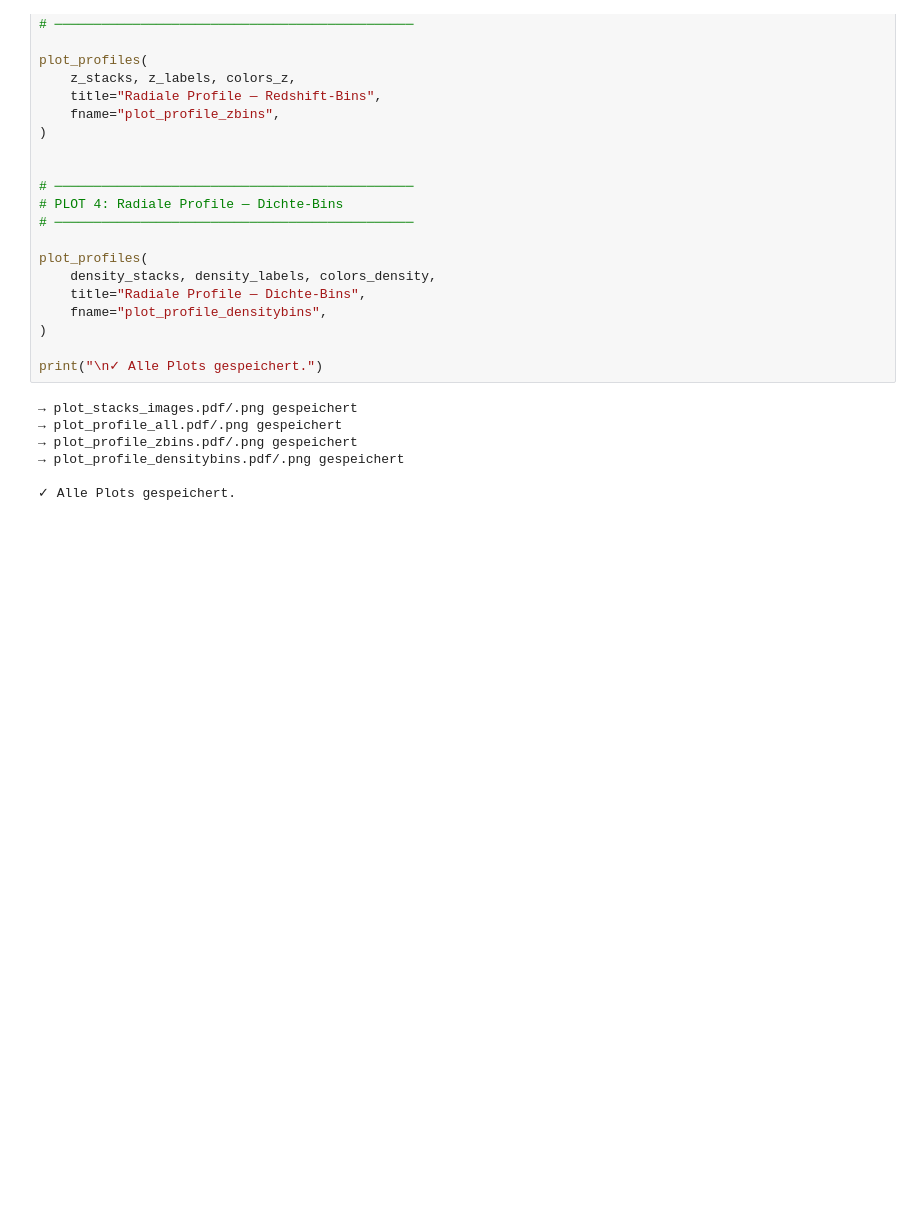
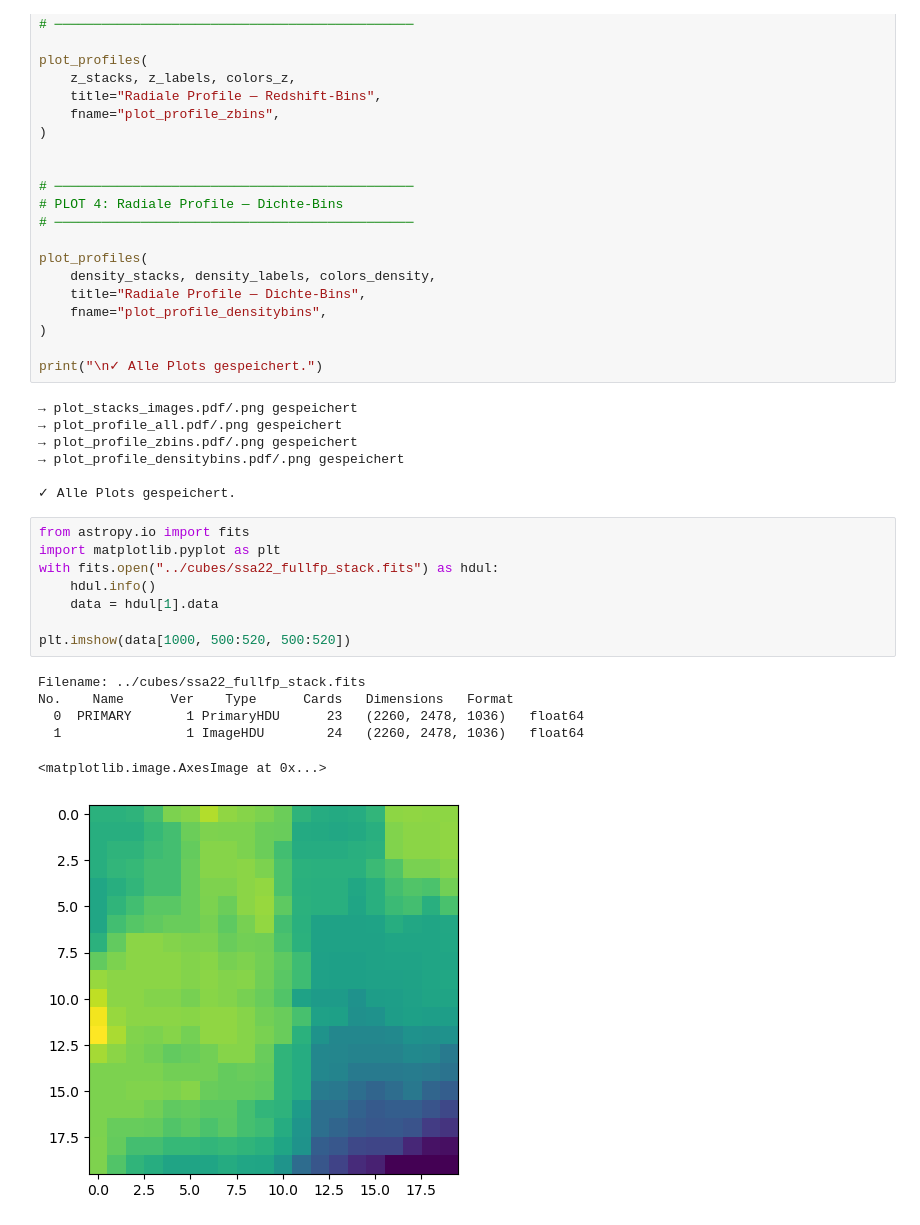
Before and after one commit to BGrashey/Master, a Jupyter notebook: notebooks/Catalog.ipynb, the cells around one changed output. Cells and saved outputs as stored; diff of their text form; blank space fills up the shorter version.

```diff
--- a/notebooks/Catalog.ipynb
+++ b/notebooks/Catalog.ipynb
@@ -809,3 +809,18 @@ print("\n✓ Alle Plots gespeichert.")
 → plot_profile_densitybins.pdf/.png gespeichert
 
 ✓ Alle Plots gespeichert.
+# %%
+from astropy.io import fits
+import matplotlib.pyplot as plt
+with fits.open("../cubes/ssa22_fullfp_stack.fits") as hdul:
+    hdul.info()
+    data = hdul[1].data
+
+plt.imshow(data[1000, 500:520, 500:520])
+# %% [output]
+Filename: ../cubes/ssa22_fullfp_stack.fits
+No.    Name      Ver    Type      Cards   Dimensions   Format
+  0  PRIMARY       1 PrimaryHDU      23   (2260, 2478, 1036)   float64
+  1                1 ImageHDU        24   (2260, 2478, 1036)   float64
+<matplotlib.image.AxesImage at 0x...>
+[figure, added]
```
Also changed, not shown: 25 other files.
